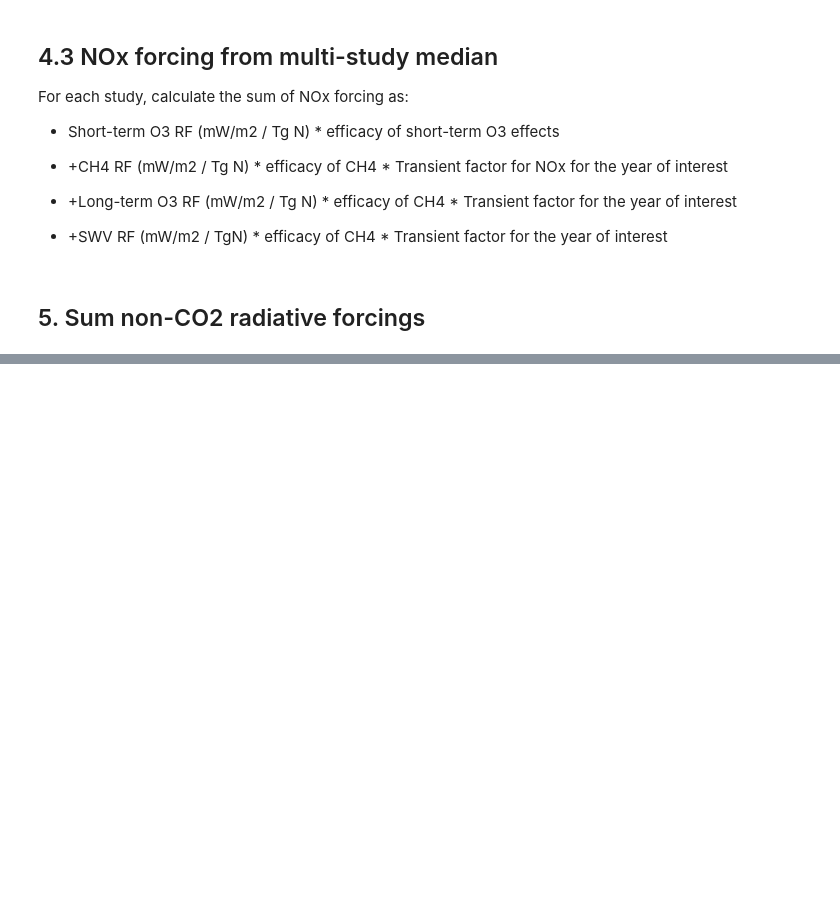
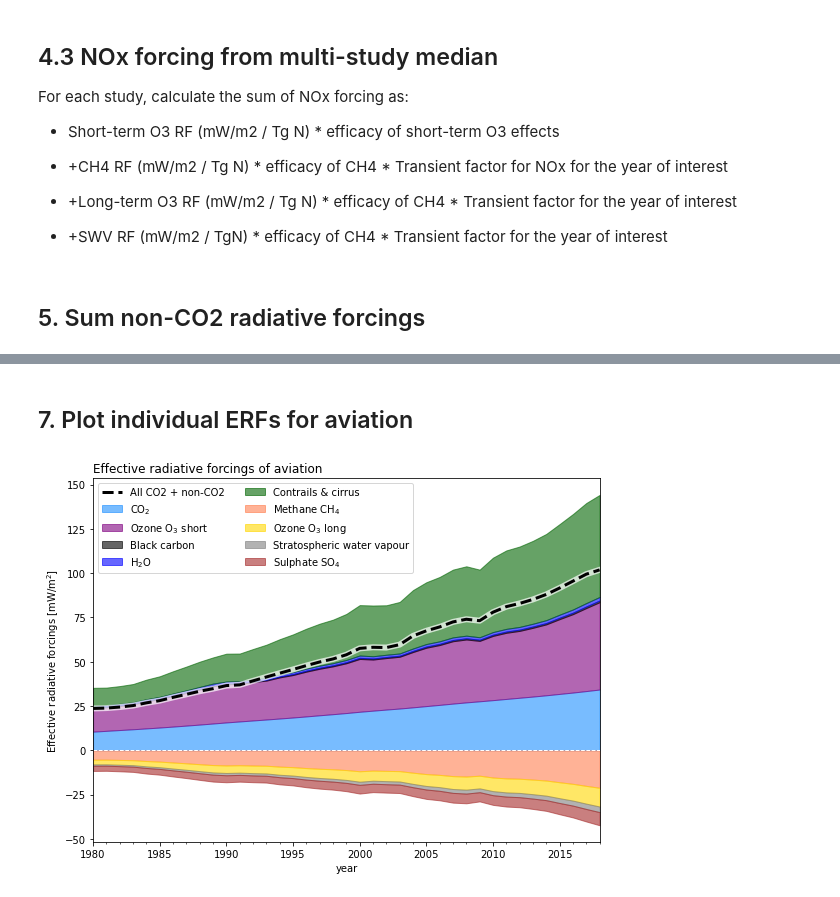
Before and after one commit to milankl/FlyingClimate, a Jupyter notebook: scripts/reproducingMylesFigures.ipynb, the cells around one changed output, grey strips where cells are left out. Drawn from its saved outputs; the diff is of its cells as text; code cells hidden in the pictures; blank space fills up the shorter version.

```diff
--- a/scripts/reproducingMylesFigures.ipynb
+++ b/scripts/reproducingMylesFigures.ipynb
@@ -302,0 +530,56 @@ dtype: float64
+# %% [markdown]
+## 7. Plot individual ERFs for aviation
+# %%
+fig,ax1 = plt.subplots(1,1,figsize=(8,6),sharex=True)
+
+co2rf_mean1980 = co2rf_mean[co2rf_years > 1979]
+
+alfa=0.6
+# pack all radiative forcings in one array
+all_positive_rfs = np.array([np.zeros_like(years),
+                             co2rf_mean1980,
+                             o3short_rf,
+                             bc_rf,
+                             h2o_rf,
+                             contrail_rf])
+
+all_negative_rfs = np.array([np.zeros_like(years),
+                             ch4_rf,
+                             o3long_rf,
+                             swv_rf,
+                             so4_rf])
+
+rf_posnames = [r"CO$_2$",r"Ozone O$_3$ short","Black carbon",r"H$_2$O","Contrails & cirrus"]
+rf_negnames = [r"Methane CH$_4$",r"Ozone O$_3$ long","Stratospheric water vapour",r"Sulphate SO$_4$"]
+poscolours = ["","dodgerblue","purple","k","blue","darkgreen","red"]
+negcolours = ["","coral","gold","grey","brown"]
+for i in range(1,all_positive_rfs.shape[0]):
+    ax1.fill_between(years,
+                     np.sum(all_positive_rfs[:i+1,:],axis=0),
+                     np.sum(all_positive_rfs[:i,:],axis=0),
+                     alpha=alfa,label=rf_posnames[i-1],
+                     edgecolor="white",color=poscolours[i])
+
+for i in range(1,all_negative_rfs.shape[0]):
+    ax1.fill_between(years,
+                     np.sum(all_negative_rfs[:i+1,:],axis=0),
+                     np.sum(all_negative_rfs[:i,:],axis=0),
+                     alpha=alfa,label=rf_negnames[i-1],
+                     edgecolor="white",color=negcolours[i])
+
+ax1.plot(years,np.sum(all_negative_rfs,axis=0)+np.sum(all_positive_rfs,axis=0),"w",lw=6,alpha=0.7)
+ax1.plot(years,np.sum(all_negative_rfs,axis=0)+np.sum(all_positive_rfs,axis=0),"k--",lw=3,label="All CO2 + non-CO2")
+ax1.plot(years,np.zeros_like(years),"w--",lw=1)
+
+ax1.set_title("Effective radiative forcings of aviation",loc="left")
+ax1.legend(loc=2,ncol=2)
+
+ax1.set_ylabel(r"Effective radiative forcings [mW/m$^2$]")
+ax1.set_xlabel("year")
+
+ax1.set_xlim(1980,2018)
+# ax1.set_ylim(0,ax1.get_ylim()[1])
+ax1.set_xticks(years,minor=True)
+plt.tight_layout()
+# %% [output]
+[figure, added]
```
Also changed, not shown: parts of 14 cells of this notebook, 3 other files.
